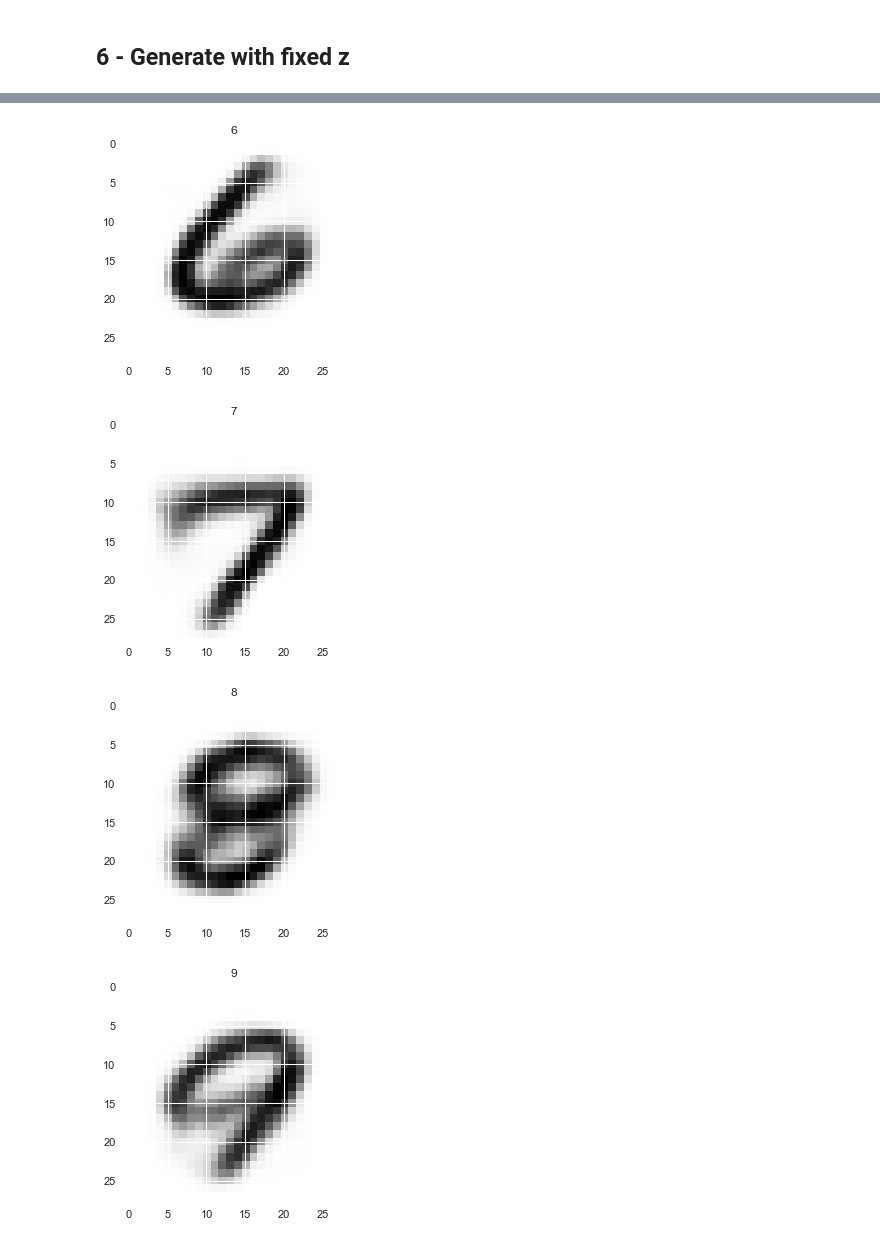
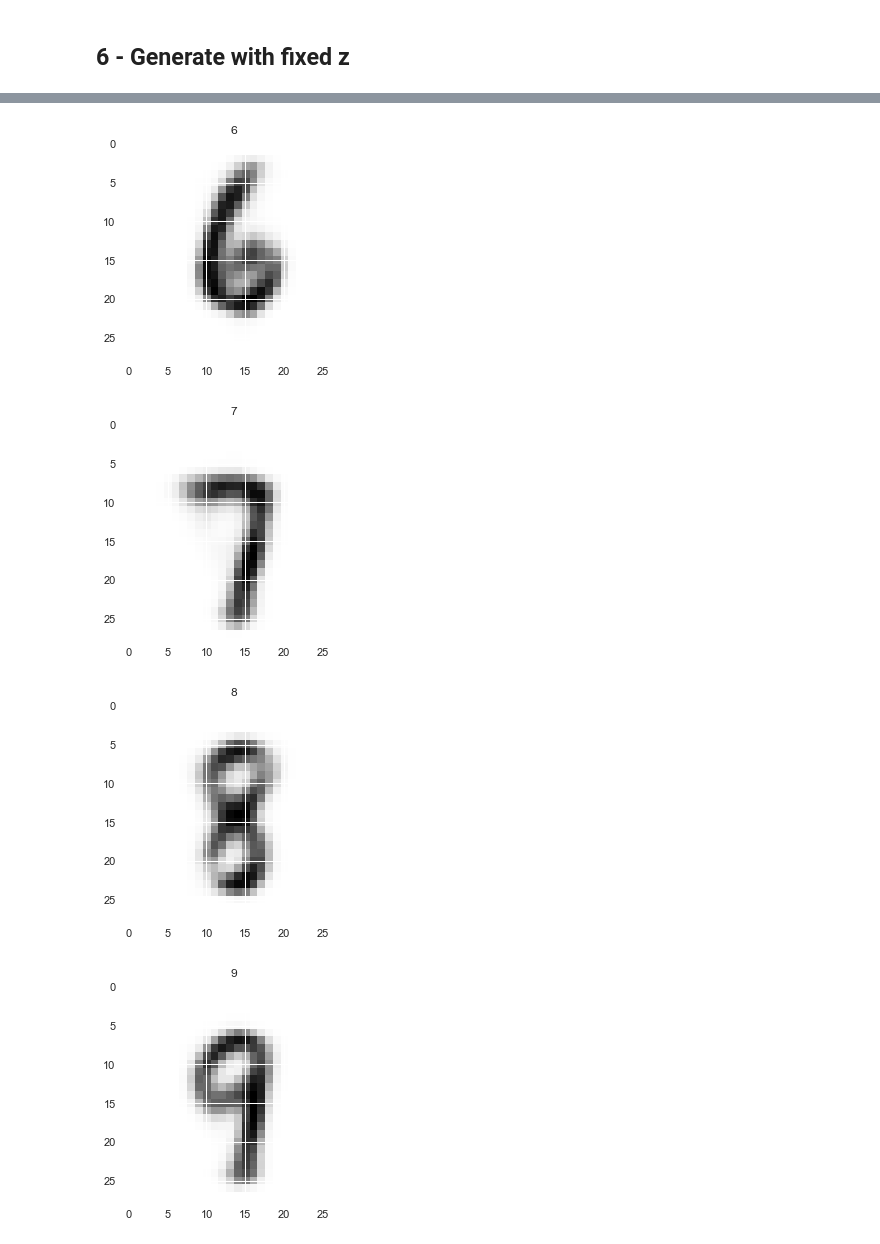
Before and after one commit to qdenisq/classifying_autoencoders, a Jupyter notebook: notebooks/pytorch_cl_vae_MNIST_exmaple.ipynb, the cells around one changed output, grey strips where cells are left out. Saved outputs shown, nothing was run; the diff lists cells and outputs as text; code cells hidden in the pictures.

Commit message:
Revert "DS: fixed cl_vae model"
This reverts commit ece9ad46d63015fcea8432e054e24720dcc05df9.

```diff
--- a/notebooks/pytorch_cl_vae_MNIST_exmaple.ipynb
+++ b/notebooks/pytorch_cl_vae_MNIST_exmaple.ipynb
@@ -11,7 +10,7 @@ import torch
 # %% [markdown]
 ## 1 - Load the model
 # %%
-fname = '../data/models/cl_vae_mnist_09_17_2018_09_42_PM.pt'
+fname = '../data/models/cl_vae_mnist_09_17_2018_05_07_PM.pt'
 model = ClVaeModel.load_from_ckpt(fname)
 # %% [markdown]
 ## 2 - Load MNIST
@@ -67,8 +66,7 @@ plt.show()
 x_batch = torch.from_numpy(x).float()
 ws_batch = [torch.from_numpy(y_probs).float()]
 
-z, z_mean, z_log_var = model.encode(x_batch, ws_batch)
-print("{}\n{}\n{}".format(z, z_mean, z_log_var.exp().sqrt()))
+z, _, _ = model.encode(x_batch, ws_batch)
 x_decoded = model.decode(z, ws_batch)
 
 x_decoded = x_decoded.detach().numpy()
@@ -130,0 +86,15 @@ plt.show()
+# %%
+z_random = random.normal(size=(z.shape))
+z_random = torch.from_numpy(z_random).float()
+
+x_decoded = model.decode(z_random, ws_batch)
+
+x_decoded = x_decoded.detach().numpy()
+
+for i in range(x_decoded.shape[0]):
+    plt.figure()
+    img = x_decoded[i].reshape([int(np.sqrt(x_decoded.shape[-1]))]*2)
+    plt.title(y[i])
+    plt.imshow(img, cmap='Greys')
+
+plt.show()
@@ -132,7 +105,7 @@ plt.show()
 ## 6 - Generate with fixed z
 # %%
 ws_random = np.identity(ws_batch[0].shape[-1])
-z_fixed = np.tile(z[1], (ws_random.shape[0], 1))
+z_fixed = np.tile(random.normal(size=(z[-1].shape)), (ws_random.shape[0], 1))
 
 ws_random = [torch.from_numpy(ws_random).float()]
 z_fixed = torch.from_numpy(z_fixed).float()
@@ -156,4 +129,4 @@ plt.show()
-[figure, old version]
+[figure, new version]
-[figure, old version]
+[figure, new version]
-[figure, old version]
+[figure, new version]
-[figure, old version]
+[figure, new version]
```
Also changed, not shown: parts of 7 cells of this notebook, 4 other files.
